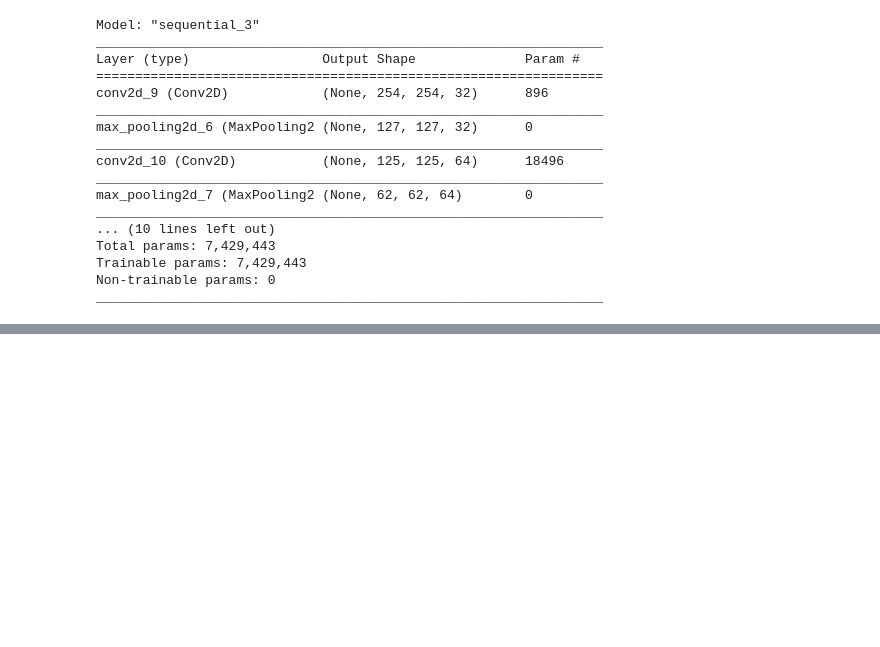
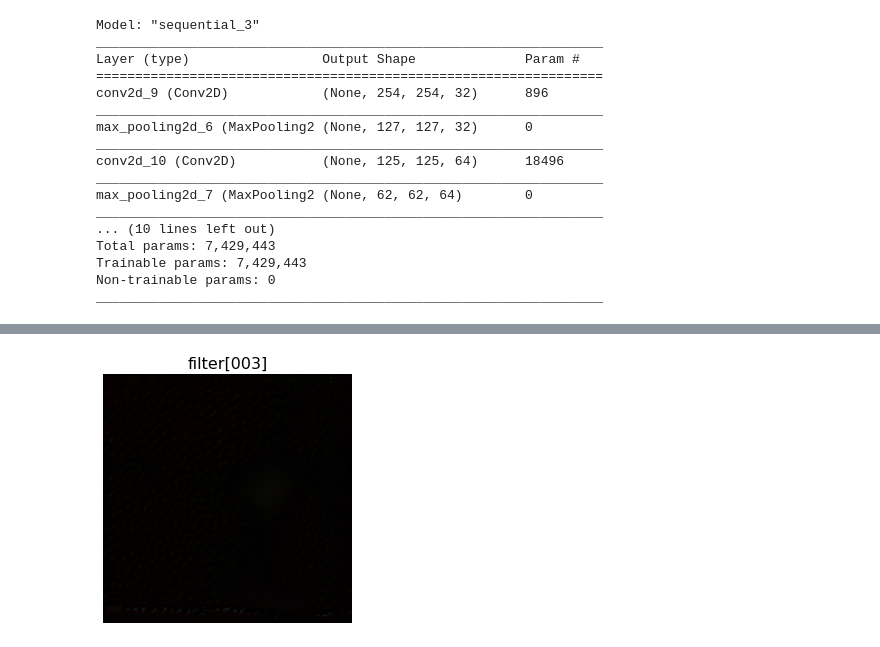
Before and after one commit to luizsantos-1/Interpretando-CNNs, a Jupyter notebook: cnn3.ipynb, the cells around one changed output, grey strips where cells are left out. Drawn from its saved outputs; the diff is of its cells as text; code cells hidden in the pictures; blank space fills up the shorter version.

```diff
--- a/cnn3.ipynb
+++ b/cnn3.ipynb
@@ -31,0 +45,33 @@ def model_modifier(m):
+# %%
+from tf_keras_vis.utils.scores import CategoricalScore
+
+filter_number = 3
+score = CategoricalScore(filter_number)
+
+# Instead of using CategoricalScore object above,
+# o autor ensina ocmo definir uma funcao de erro personalizada
+# %%
+from tf_keras_vis.activation_maximization import ActivationMaximization
+
+activation_maximization = ActivationMaximization(model,
+                                                 # Please note that `extract_intermediate_layer` has to come before `replace2linear`.
+                                                 model_modifier=[extract_intermediate_layer, replace2linear],
+                                                 clone=True)
+# %%
+from tf_keras_vis.activation_maximization.callbacks import Progress
+
+# Generate maximized activation
+activations = activation_maximization(score,
+                                      callbacks=[Progress()])
+
+## Since v0.6.0, calling `astype()` is NOT necessary.
+# activations = activations[0].astype(np.uint8)
+
+# Render
+f, ax = plt.subplots(figsize=(4, 4))
+ax.imshow(activations[0])
+ax.set_title('filter[{:03d}]'.format(filter_number), fontsize=16)
+ax.axis('off')
+plt.tight_layout()
+plt.show()
+# %% [output]
@@ -31,0 +79 @@ def model_modifier(m):
+[figure, added]
```
Also changed, not shown: parts of 5 cells of this notebook.
